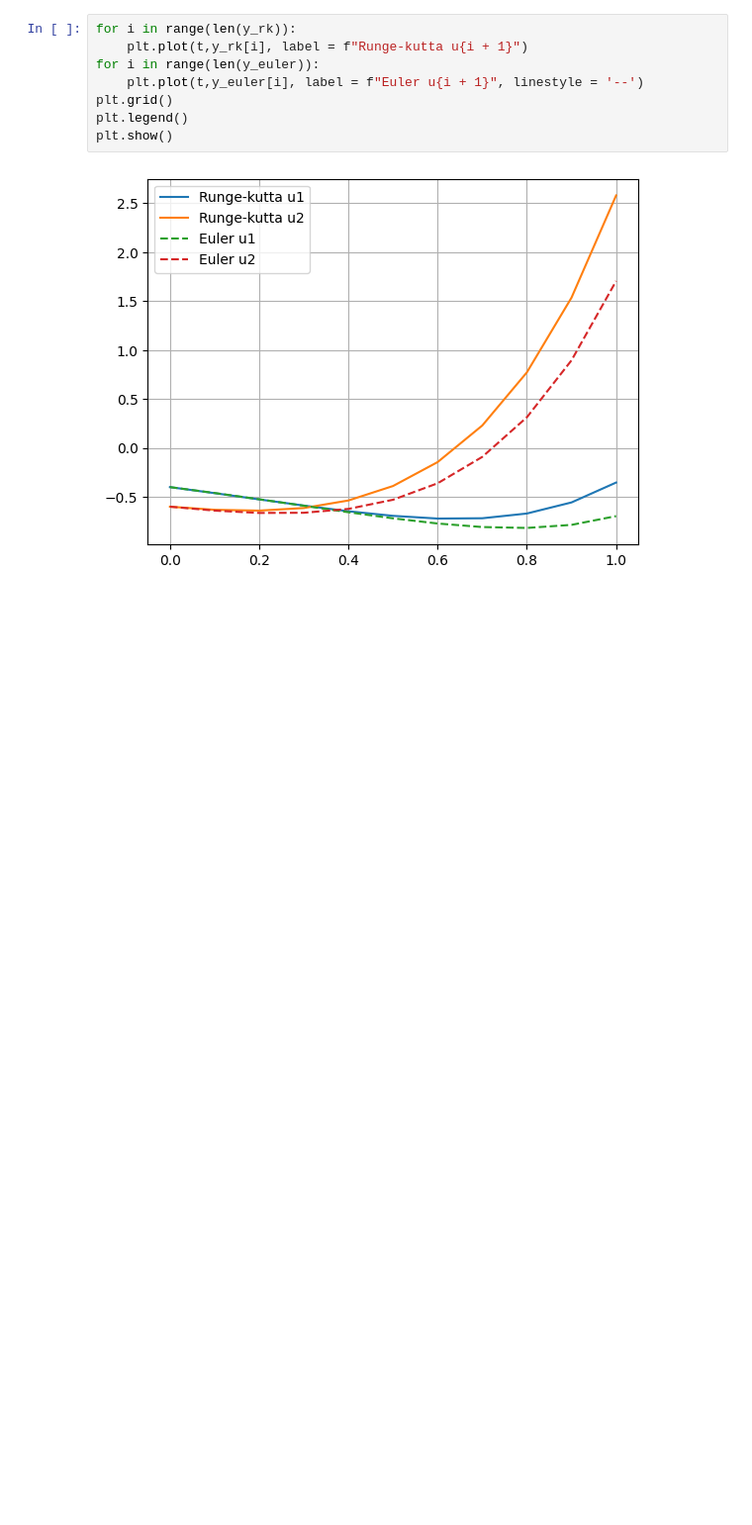
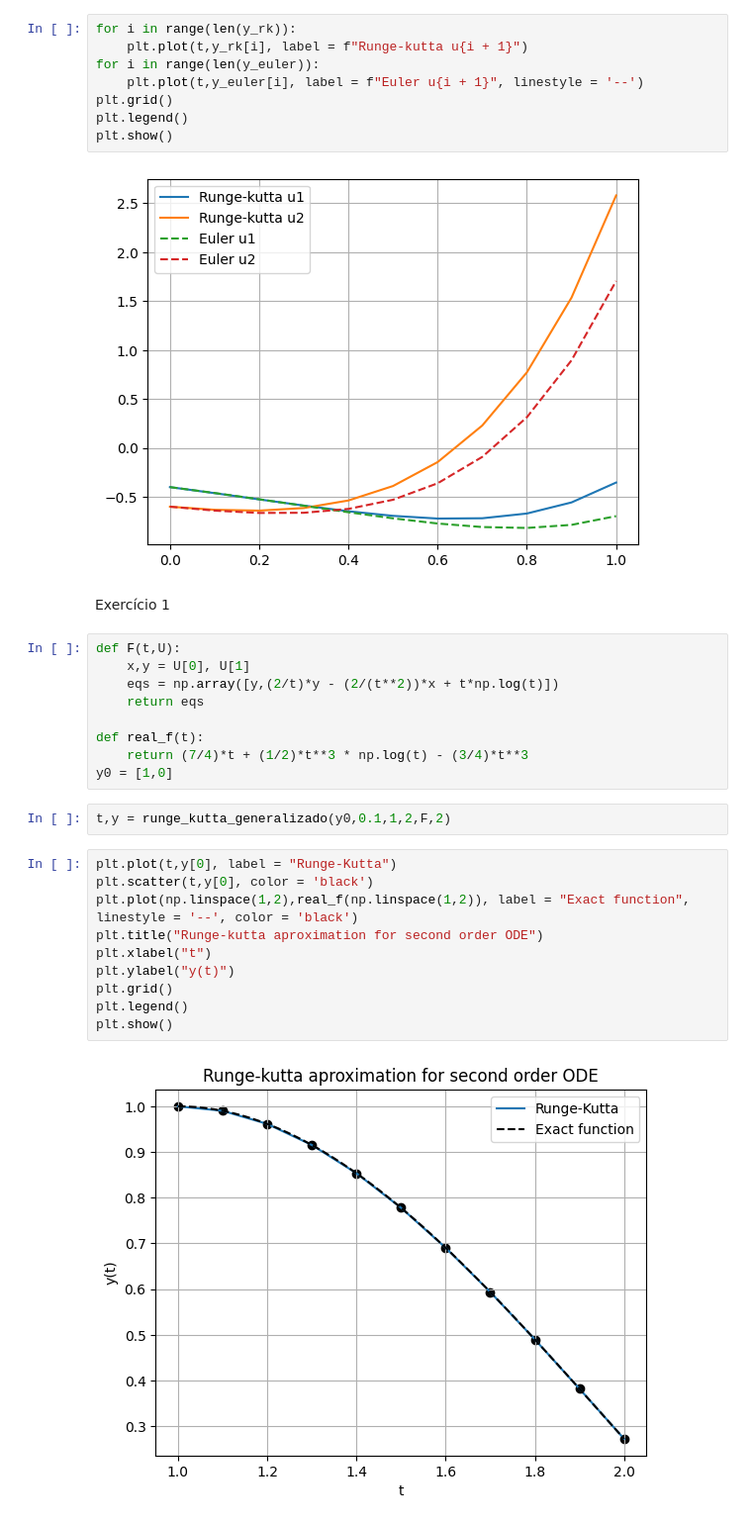
Before and after one commit to weldersalvador/Numerical-analysis-Python, a Jupyter notebook: Differential_Equations/ODEs_systems/systems.ipynb, the cells around one changed output. Shown at 99% size. Drawn from its saved outputs; the diff is of its cells as text; blank space fills up the shorter version.

Commit message:
Comparing the real function to classic RK 4 for system of 2 ODEs

```diff
--- a/Differential_Equations/ODEs_systems/systems.ipynb
+++ b/Differential_Equations/ODEs_systems/systems.ipynb
@@ -70,3 +70,28 @@ plt.legend()
 plt.show()
 # %% [output]
 [figure]
+# %% [markdown]
+Exercício 1
+# %%
+def F(t,U):
+    x,y = U[0], U[1]
+    eqs = np.array([y,(2/t)*y - (2/(t**2))*x + t*np.log(t)])
+    return eqs
+
+def real_f(t):
+    return (7/4)*t + (1/2)*t**3 * np.log(t) - (3/4)*t**3
+y0 = [1,0]
+# %%
+t,y = runge_kutta_generalizado(y0,0.1,1,2,F,2)
+# %%
+plt.plot(t,y[0], label = "Runge-Kutta")
+plt.scatter(t,y[0], color = 'black')
+plt.plot(np.linspace(1,2),real_f(np.linspace(1,2)), label = "Exact function", linestyle = '--', color = 'black')
+plt.title("Runge-kutta aproximation for second order ODE")
+plt.xlabel("t")
+plt.ylabel("y(t)")
+plt.grid()
+plt.legend()
+plt.show()
+# %% [output]
+[figure, added]
```
